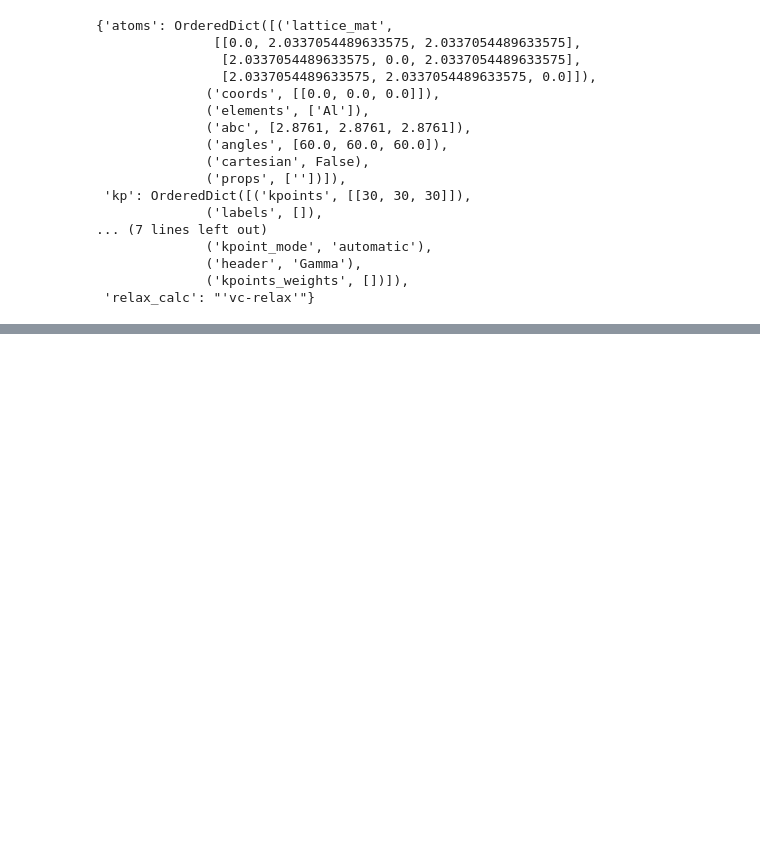
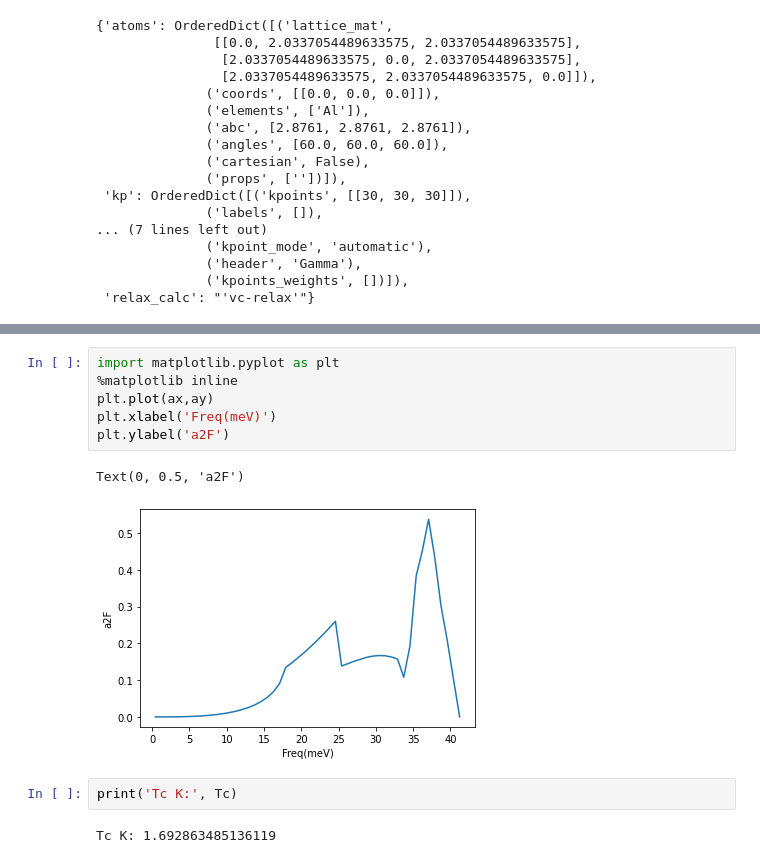
Before and after one commit to JARVIS-Materials-Design/jarvis-tools-notebooks, a Jupyter notebook: jarvis-tools-notebooks/JARVIS_QuantumEspressoColab_Designing_High_Tc_Superconductors_with_BCS_inspired_Screening,_Density_Functional_Theory_and_Deep_learning.ipynb, the cells around one changed output, grey strips where cells are left out. Saved outputs shown, nothing was run; the diff lists cells and outputs as text; blank space fills up the shorter version.

```diff
--- a/jarvis-tools-notebooks/JARVIS_QuantumEspressoColab_Designing_High_Tc_Superconductors_with_BCS_inspired_Screening,_Density_Functional_Theory_and_Deep_learning.ipynb
+++ b/jarvis-tools-notebooks/JARVIS_QuantumEspressoColab_Designing_High_Tc_Superconductors_with_BCS_inspired_Screening,_Density_Functional_Theory_and_Deep_learning.ipynb
@@ -184,0 +291,13 @@ cmd /content/q-e/bin/ph.x<aph.in
+# %%
+import matplotlib.pyplot as plt
+%matplotlib inline
+plt.plot(ax,ay)
+plt.xlabel('Freq(meV)')
+plt.ylabel('a2F')
+# %% [output]
+Text(0, 0.5, 'a2F')
+[figure, added]
+# %%
+print('Tc K:', Tc)
+# %% [output]
+Tc K: 1.692863485136119
```
Also changed, not shown: parts of 4 cells of this notebook.
